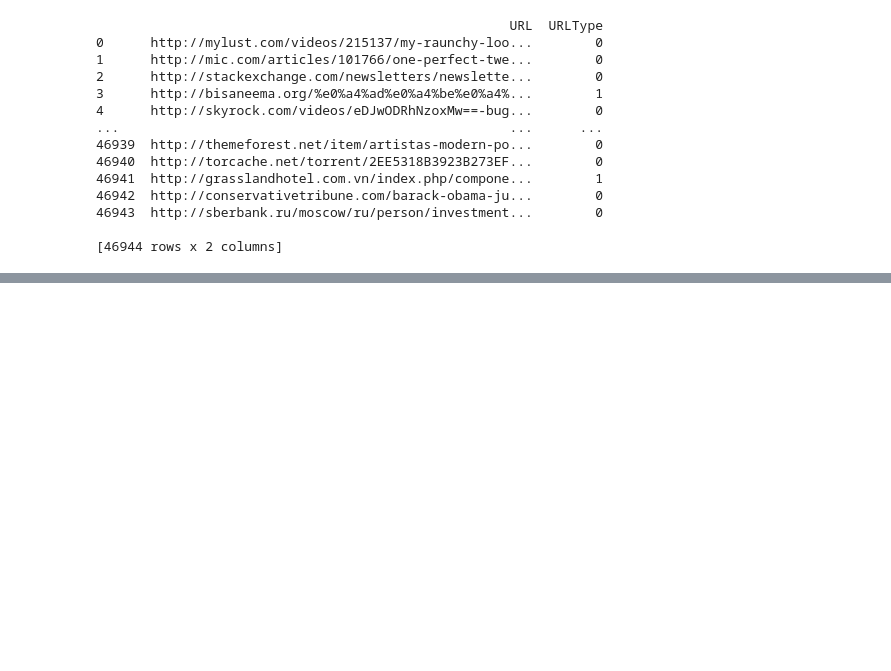
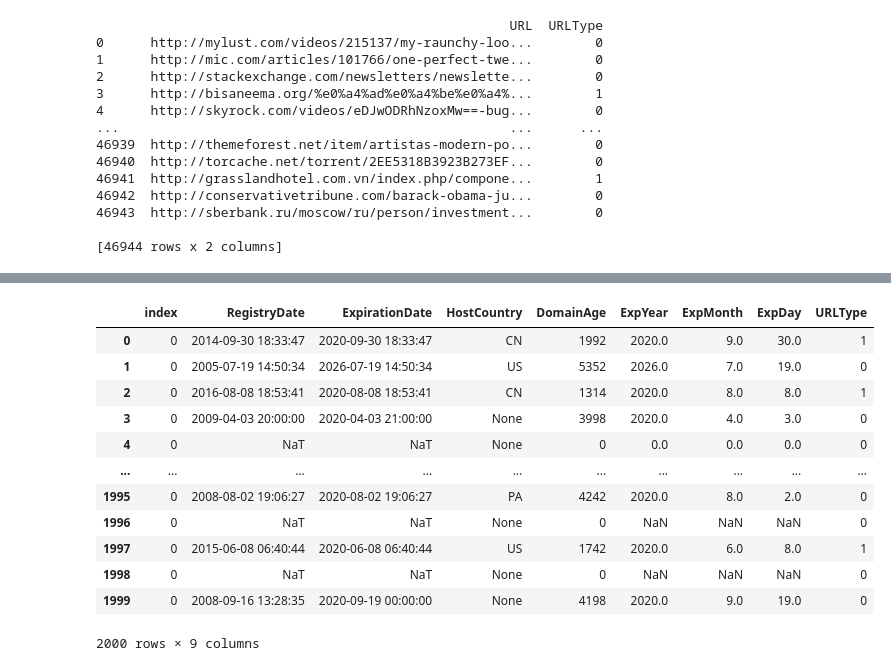
Before and after one commit to cmclearnon/QUB-CSC3032-FYP, a Jupyter notebook: src/ml/Domain - Host based Feature Extraction.ipynb, the cells around one changed output, grey strips where cells are left out. Cells and saved outputs as stored; diff of their text form; code cells hidden in the pictures; blank space fills up the shorter version.

Commit message:
Domain feature extraction missing value handling
Now need to create domain feature engieering transformer for ML API

```diff
--- a/src/ml/Domain - Host based Feature Extraction.ipynb
+++ b/src/ml/Domain - Host based Feature Extraction.ipynb
@@ -141,0 +221,5 @@ TypeError: unsupported operand type(s) for -: 'datetime.datetime' and 'NoneType'
+# %%
+benign_df = base_df[base_df.URLType.eq(0)]
+benign_df = benign_df[:1000]
+benign_df.reset_index()
+display(benign_df)
@@ -141,0 +240,9 @@ TypeError: unsupported operand type(s) for -: 'datetime.datetime' and 'NoneType'
+# %%
+malicious_df = base_df[base_df.URLType.eq(1)]
+malicious_df = malicious_df[:1000]
+malicious_df.reset_index()
+
+frames = [benign_df, malicious_df]
+domain_df = pd.concat(frames)
+domain_df = domain_df.sample(frac=1).reset_index(drop=True)
+display(domain_df)
@@ -141,0 +269,11 @@ TypeError: unsupported operand type(s) for -: 'datetime.datetime' and 'NoneType'
+# %%
+new_dataframe_list = []
+for idx, row in domain_df.iterrows():
+    print(row['URL'])
+    feature_df = host_ft_extract(row['URL'])
+    feature_df['URLType'] = row["URLType"]
+    new_dataframe_list.append(feature_df)
+    print(feature_df)
+
+domain_ft_df = pd.DataFrame.concat(new_dataframe_list)
+print(domain_ft_df)
@@ -141,0 +299,17 @@ TypeError: unsupported operand type(s) for -: 'datetime.datetime' and 'NoneType'
+# %%
+dmn_ft_df = pd.concat(new_dataframe_list).reset_index()
+display(dmn_ft_df)
+# %% [output]
+|  | index | RegistryDate | ExpirationDate | HostCountry | DomainAge | ExpYear | ExpMonth | ExpDay | URLType |
+| 0 | 0 | 2014-09-30 18:33:47 | 2020-09-30 18:33:47 | CN | 1992 | 2020.0 | 9.0 | 30.0 | 1 |
+| 1 | 0 | 2005-07-19 14:50:34 | 2026-07-19 14:50:34 | US | 5352 | 2026.0 | 7.0 | 19.0 | 0 |
+| 2 | 0 | 2016-08-08 18:53:41 | 2020-08-08 18:53:41 | CN | 1314 | 2020.0 | 8.0 | 8.0 | 1 |
+| 3 | 0 | 2009-04-03 20:00:00 | 2020-04-03 21:00:00 | None | 3998 | 2020.0 | 4.0 | 3.0 | 0 |
+| 4 | 0 | NaT | NaT | None | 0 | 0.0 | 0.0 | 0.0 | 0 |
+| ... | ... | ... | ... | ... | ... | ... | ... | ... | ... |
+| 1995 | 0 | 2008-08-02 19:06:27 | 2020-08-02 19:06:27 | PA | 4242 | 2020.0 | 8.0 | 2.0 | 0 |
+| 1996 | 0 | NaT | NaT | None | 0 | NaN | NaN | NaN | 0 |
+| 1997 | 0 | 2015-06-08 06:40:44 | 2020-06-08 06:40:44 | US | 1742 | 2020.0 | 6.0 | 8.0 | 1 |
+| 1998 | 0 | NaT | NaT | None | 0 | NaN | NaN | NaN | 0 |
+| 1999 | 0 | 2008-09-16 13:28:35 | 2020-09-19 00:00:00 | None | 4198 | 2020.0 | 9.0 | 19.0 | 0 |
+2000 rows × 9 columns
```
Also changed, not shown: parts of 16 cells of this notebook, 4 other files.
